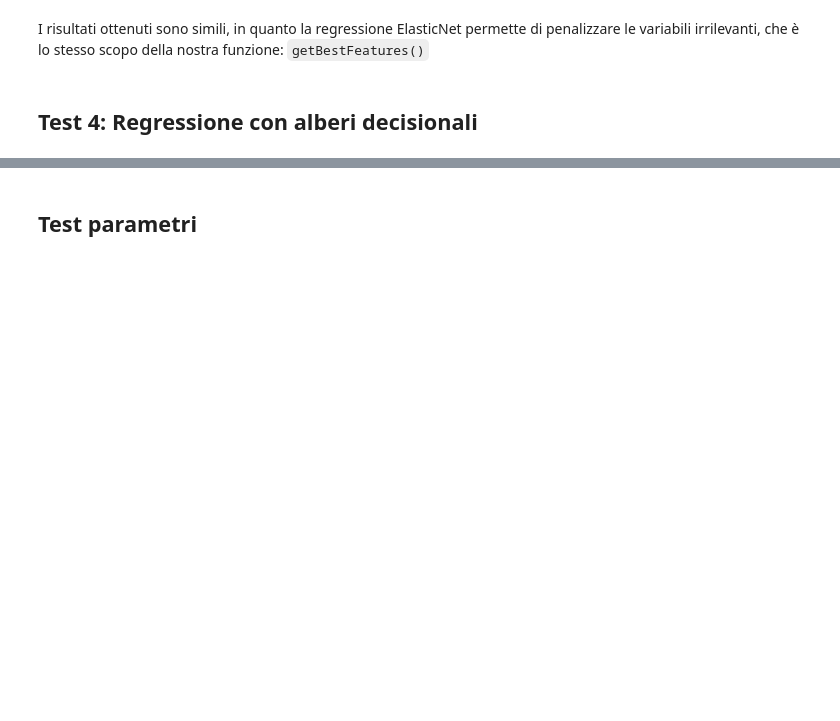
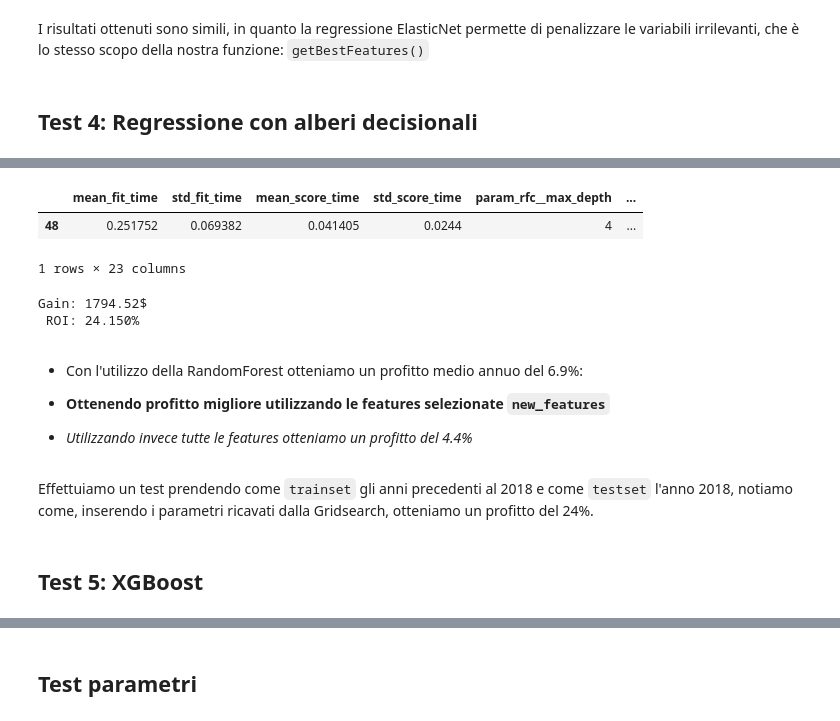
Before and after one commit to Morlenza/Nasdaq_prediction, a Jupyter notebook: PredizioneNasdaq.ipynb, the cells around one changed output, grey strips where cells are left out. Saved outputs shown, nothing was run; the diff lists cells and outputs as text; code cells hidden in the pictures; blank space fills up the shorter version.

Commit message:
random forest

```diff
--- a/PredizioneNasdaq.ipynb
+++ b/PredizioneNasdaq.ipynb
@@ -473,6 +466,6 @@ roi_scorer = make_scorer(roi, open=open, greater_is_better=True)
 - Come alternativa allo split `KFold`, scikit-learn offre il `TimeSeriesSplit(k)` per la nostra situazione in cui vogliamo però mantenere l'ordine temporale in training e validation set
 # %%
 from sklearn.model_selection import TimeSeriesSplit
-tss = TimeSeriesSplit(20) #11 anni dal 2011 al 2022
+tss = TimeSeriesSplit(11) #11 anni dal 2011 al 2022
 # %%
 from sklearn.linear_model import Ridge
@@ -517,8 +523,8 @@ I risultati ottenuti sono simili, in quanto la regressione ElasticNet permette d
 # %%
 from sklearn.ensemble import RandomForestRegressor
 # %%
-X, y = prepare_data(features, delta)
-X_train, X_val, y_train, y_val = split_data(X, y, 2017)
+X, y = prepare_data(new_features, delta)
+X_train, X_val, y_train, y_val = split_data(X, y, 2018)
 # %%
 %%time
 from sklearn.ensemble import RandomForestRegressor
@@ -538,6 +544,6 @@ parameters = {
 
 
 rfc_gs = GridSearchCV(rfc, parameters, cv=tss, n_jobs=-1, scoring=roi_scorer)
-rfc_gs.fit(X_train, y_train)
+rfc_gs.fit(X, y)
 
 print('Random Forest GridSearch finish')
@@ -546,2 +555,6 @@ print_eval(X_val,y_val,rfc_gs,open)
 # %%
-pd.DataFrame(rfc_gs.cv_results_).sort_values("mean_test_score", ascending=False)
+pd.DataFrame(rfc_gs.cv_results_).sort_values("mean_test_score", ascending=False).head(1)
+# %% [output]
+|  | mean_fit_time | std_fit_time | mean_score_time | std_score_time | param_rfc__max_depth | ... |
+| 48 | 0.251752 | 0.069382 | 0.041405 | 0.0244 | 4 | ... |
+1 rows × 23 columns
@@ -549,0 +561,25 @@ from xgboost import XGBRegressor
+# %%
+X, y = prepare_data(new_features, delta)
+X_train, X_val, y_train, y_val = split_data(X, y, 2018)
+
+rfc = Pipeline([
+    ('std', StandardScaler()),
+    ('rfc', RandomForestRegressor(n_jobs=-1, n_estimators=100, max_depth=4, min_samples_leaf=4, min_samples_split=5))
+])
+
+
+rfc.fit(X_train, y_train)
+print_eval(X_val, y_val, rfc, open)
+# %% [output]
+Gain: 1794.52$
+ ROI: 24.150%
+# %% [markdown]
+- Con l'utilizzo della RandomForest otteniamo un profitto medio annuo del 6.9%:
+
+- **Ottenendo profitto migliore utilizzando le features selezionate `new_features`**
+
+- *Utilizzando invece tutte le features otteniamo un profitto del 4.4%*
+# %% [markdown]
+Effettuiamo un test prendendo come `trainset` gli anni precedenti al 2018 e come `testset` l'anno 2018, notiamo come, inserendo i parametri ricavati dalla Gridsearch, otteniamo un profitto del 24%.
+# %% [markdown]
+## Test 5: XGBoost
```
Also changed, not shown: parts of 26 cells of this notebook, 6 other files.
